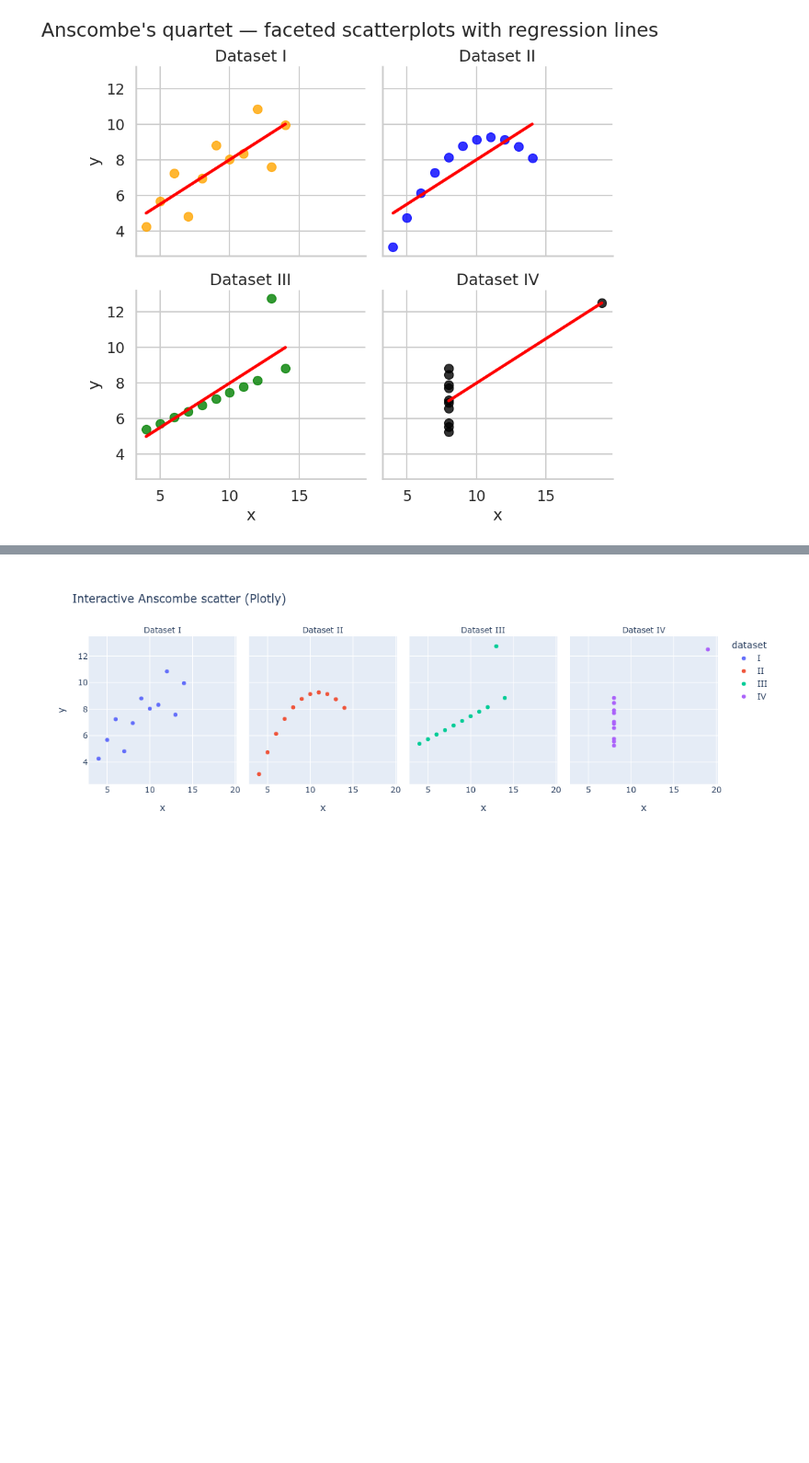
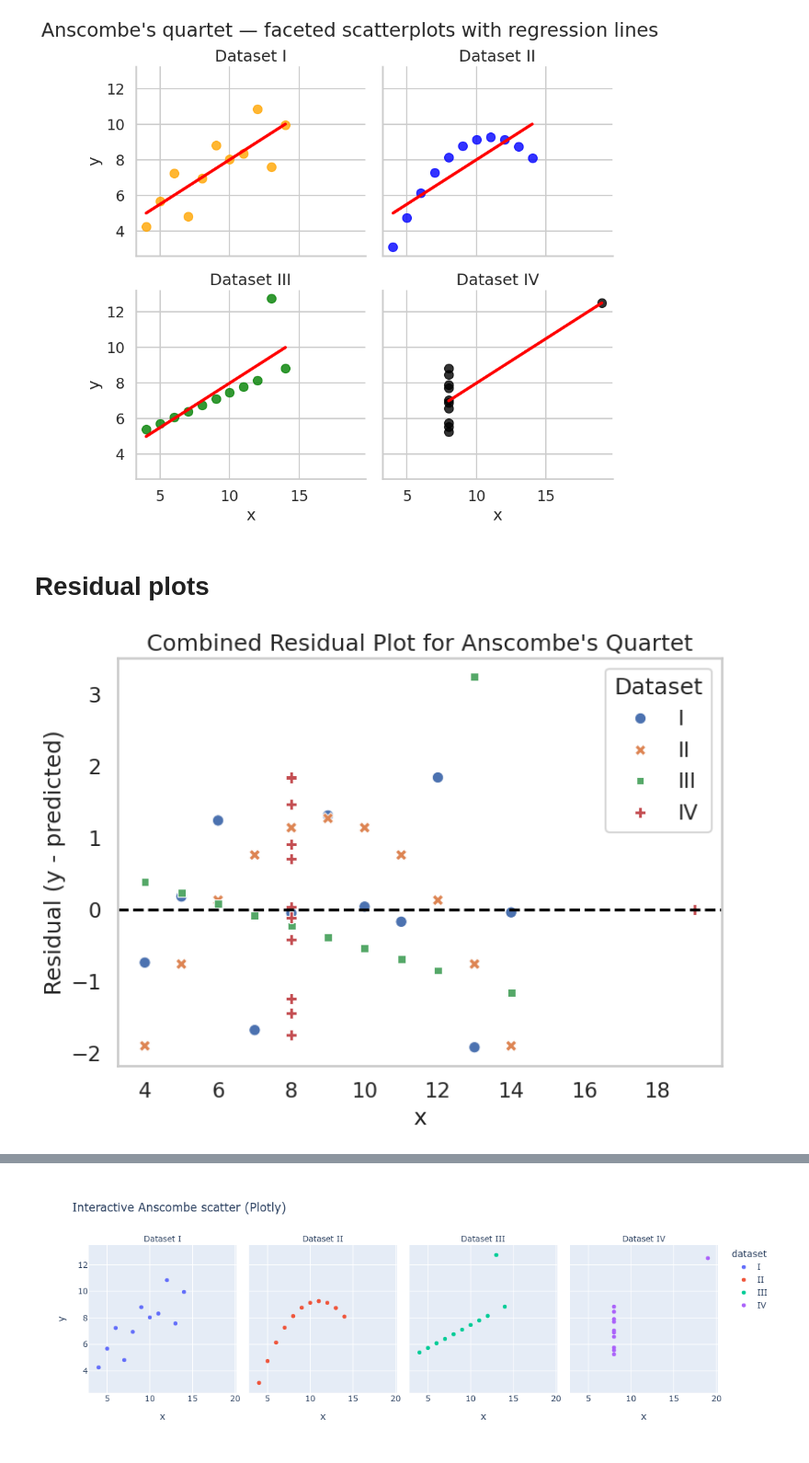
Before and after one commit to rayanbashir/anscombe-visualization, a Jupyter notebook: anscombe_eda.ipynb, the cells around one changed output, grey strips where cells are left out. Shown at 92% size. Drawn from its saved outputs; the diff is of its cells as text; code cells hidden in the pictures; blank space fills up the shorter version.

Commit message:
Added box/violin plot and residual plot

```diff
--- a/anscombe_eda.ipynb
+++ b/anscombe_eda.ipynb
@@ -171,3 +173,42 @@ plt.suptitle("Anscombe's quartet — faceted scatterplots with regression lines"
 g.savefig(f"resid_rayan.png", dpi=200)
 # %% [output]
 [figure]
+# %% [markdown]
+# Residual plots
+# %%
+datasets = ['I', 'II', 'III', 'IV']
+
+residual_data = []
+
+for dataset in datasets:
+    subset = anscombe_melted[anscombe_melted["dataset"] == dataset]
+    x = subset['x']
+    y = subset['y']
+
+    coeffs = np.polyfit(x, y, 1)
+    y_pred = np.polyval(coeffs, x)
+
+    residuals = y - y_pred
+
+    residual_data.append(pd.DataFrame({
+        'x': x,
+        'residual': residuals,
+        'dataset': dataset
+    }))
+
+residuals_anscombe = pd.concat(residual_data)
+
+plt.figure(figsize=(8, 6))
+sns.scatterplot(data=residuals_anscombe, x='x', y='residual', hue='dataset', style='dataset', s=80)
+
+plt.axhline(0, color='black', linestyle='--')
+
+plt.title("Combined Residual Plot for Anscombe's Quartet")
+plt.xlabel("x")
+plt.ylabel("Residual (y - predicted)")
+plt.legend(title="Dataset")
+plt.grid(False)
+plt.tight_layout()
+plt.show()
+# %% [output]
+[figure, added]
```
Also changed, not shown: parts of 4 cells of this notebook, 8 other files.
